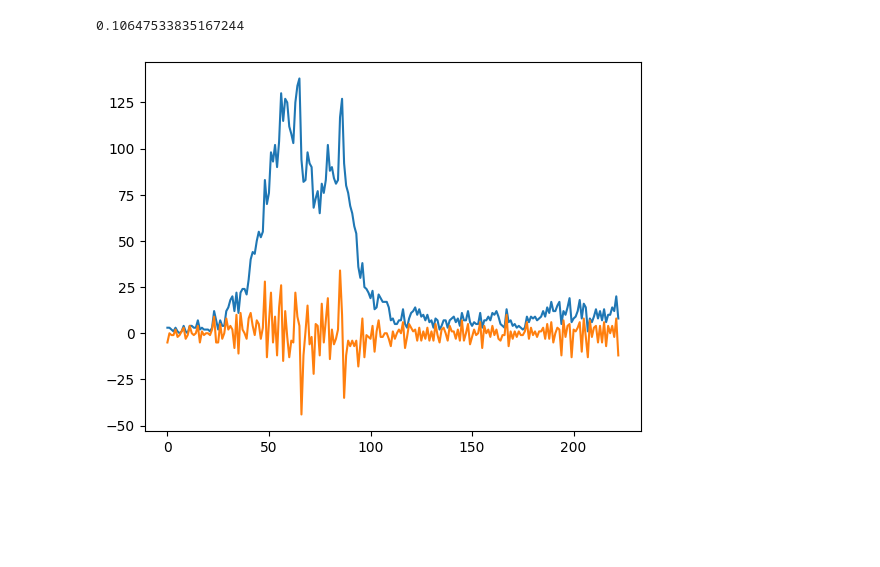
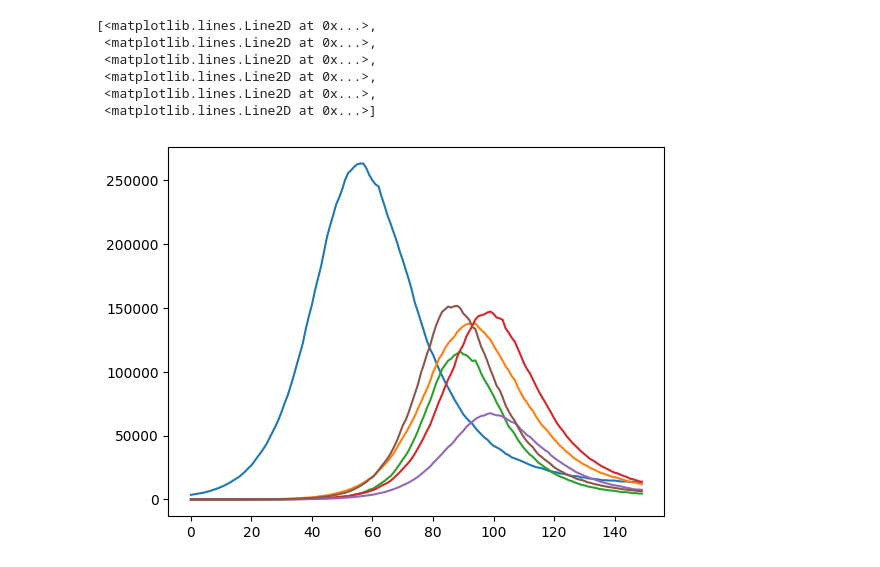
Before and after one commit to Averydx/PF_Estimation, a Jupyter notebook: jupyter notebooks/scratch.ipynb, the cells around one changed output. Cells and saved outputs as stored; diff of their text form; code cells hidden in the pictures; blank space fills up the shorter version.

```diff
--- a/jupyter notebooks/scratch.ipynb
+++ b/jupyter notebooks/scratch.ipynb
@@ -1,25 +1,19 @@
 # %%
 import numpy as np
 import pandas as pd
 import matplotlib.pyplot as plt
 
-real_beta = pd.read_csv('E:/PF-ObjectHierarchy/PF_Estimation/data_sets/FLU_HOSPITALIZATIONS.csv')
-real_beta = np.squeeze(real_beta.to_numpy())
-real_beta = np.delete(real_beta,0,1)
+df = pd.read_csv('/Users/averydrennan/PF-ObjectHierarchy/PF_Estimation/data_sets/epymorph_incidence_sum.csv')
 
-plt.plot(real_beta)
+incidence = df.to_numpy().squeeze()
+incidence =np.delete(incidence,0,axis=1).T
 
-diff = []
-for i in range(len(real_beta)):
-    diff.append(real_beta[i] - real_beta[i-1])
-
-plt.plot(diff)
-
-a0= 0.08176428556289986
-a1= 0.11505825842806608
-a2= 0.14901459367544248
-
-print(a0*np.exp(a1 + a2))
+plt.plot(incidence)
 # %% [output]
-0.10647533835167244
+[<matplotlib.lines.Line2D at 0x...>,
+ <matplotlib.lines.Line2D at 0x...>,
+ <matplotlib.lines.Line2D at 0x...>,
+ <matplotlib.lines.Line2D at 0x...>,
+ <matplotlib.lines.Line2D at 0x...>,
+ <matplotlib.lines.Line2D at 0x...>]
-[figure, old version]
+[figure, new version]
```
Also changed, not shown: 10 other files.
